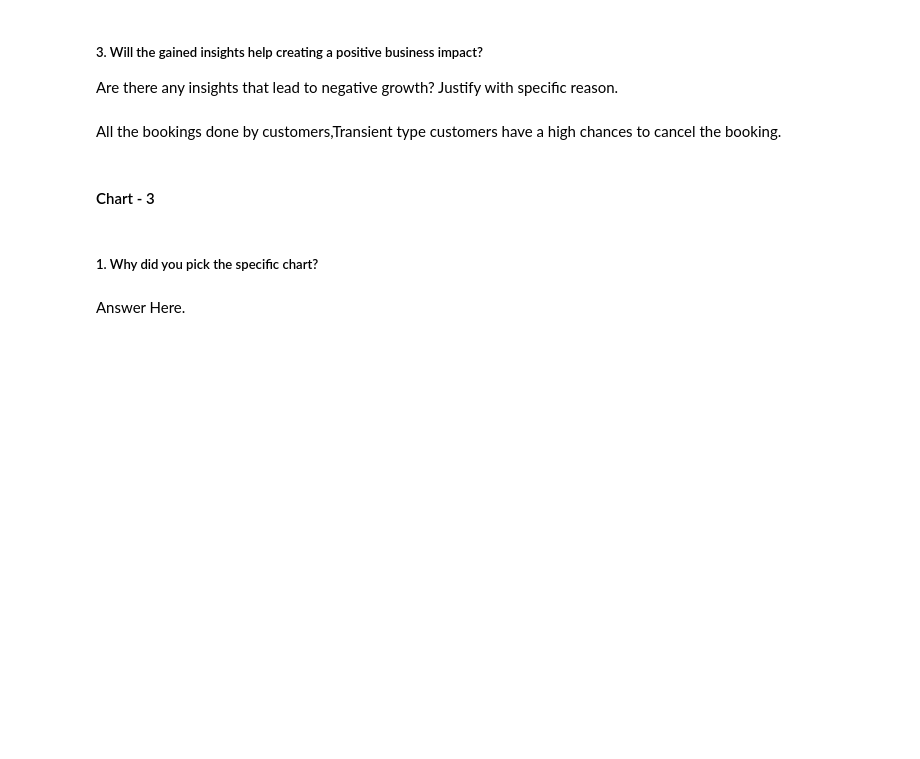
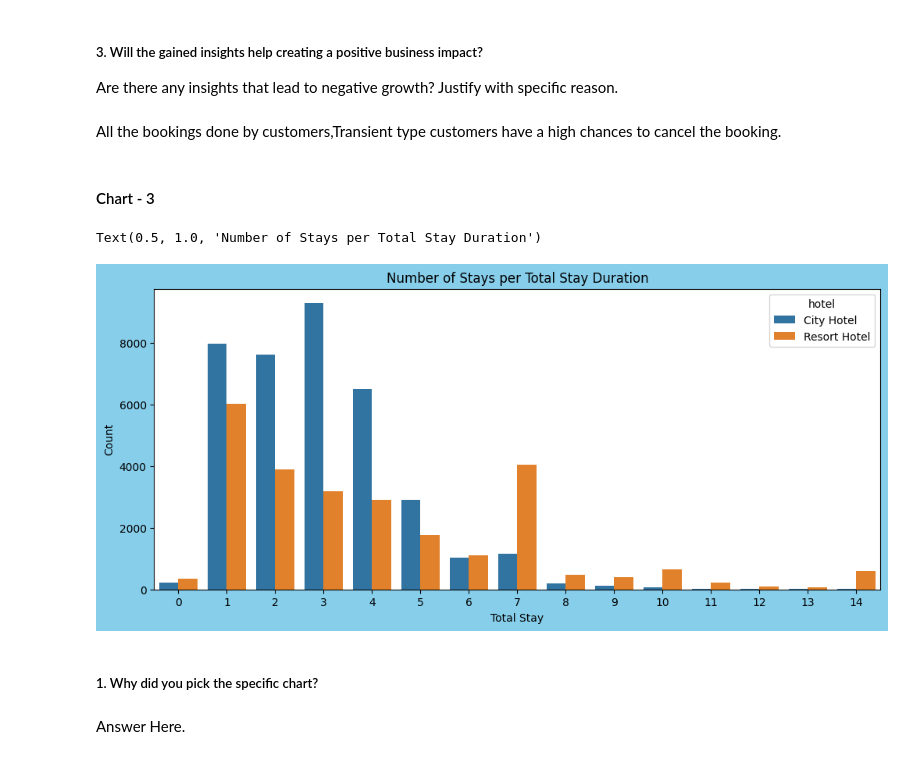
Before and after one commit to aayusharma01/Capstone_Proj, a Jupyter notebook: Hotel_Booking_Analysis.ipynb, the cells around one changed output. Saved outputs shown, nothing was run; the diff lists cells and outputs as text; code cells hidden in the pictures; blank space fills up the shorter version.

```diff
--- a/Hotel_Booking_Analysis.ipynb
+++ b/Hotel_Booking_Analysis.ipynb
@@ -392,3 +390,16 @@ All the bookings done by customers,Transient type customers have a high chances
+# %%
+# Chart - 3 visualization code
+# What is preferred stay in each hotel?
+not_cancld = df1[df1['is_canceled'] == 0]
+stay_1 = not_cancld[not_cancld['total_stay'] < 15]
+plt.figure(figsize = (12,5),facecolor = "skyblue")
+sns.barplot(x='total_stay', y='count', hue='hotel', data=stay_1.groupby(['total_stay', 'hotel']).size().reset_index(name='count'))
+plt.xlabel('Total Stay')
+plt.ylabel('Count')
+plt.title('Number of Stays per Total Stay Duration')
+# %% [output]
+Text(0.5, 1.0, 'Number of Stays per Total Stay Duration')
+[figure, added]
 # %% [markdown]
 ##### 1. Why did you pick the specific chart?
 # %% [markdown]
```
Also changed, not shown: parts of 16 cells of this notebook.
